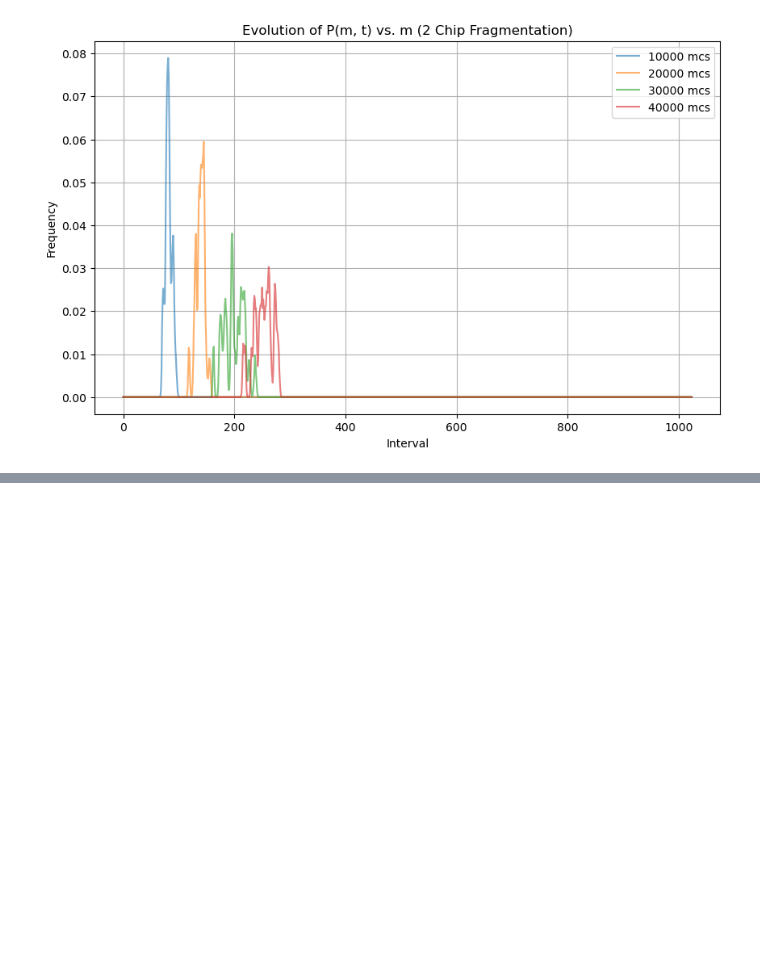
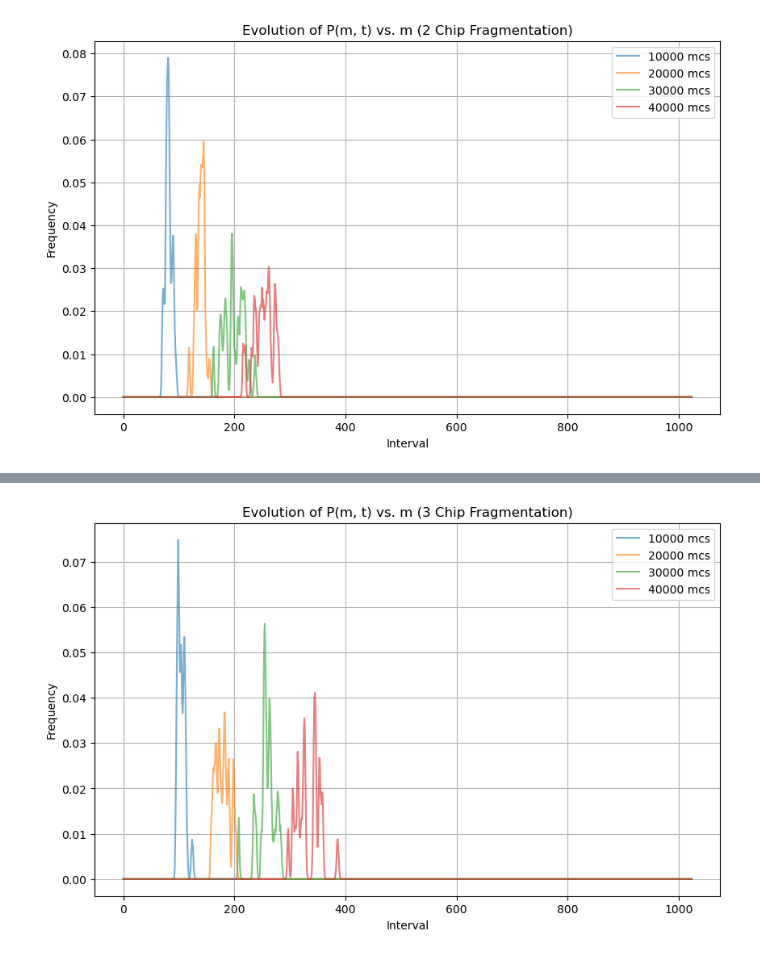
Before and after one commit to QED137/Mass-transport-models-and-their-applications, a Jupyter notebook: Mass transport models and their applications.ipynb, the cells around one changed output, grey strips where cells are left out. Cells and saved outputs as stored; diff of their text form; code cells hidden in the pictures; blank space fills up the shorter version.

```diff
--- a/Mass transport models and their applications.ipynb
+++ b/Mass transport models and their applications.ipynb
@@ -688,0 +631,75 @@ plt.show()
+# %%
+#generlaisze import numpy as np
+import matplotlib.pyplot as plt
+
+class MassTransportSimulation:
+    def __init__(self, L, p_a, mcs_values, mass_chip, probleft=None):
+        self.L = L
+        self.p_a = p_a
+        self.mcs_values = mcs_values
+        self.mass_chip = mass_chip
+        self.probleft = probleft if probleft is not None else 0.5
+        self.num_runs = 25
+        self.all_freqs = np.zeros((len(mcs_values), self.num_runs, L))
+
+    def run_simulation(self):
+        for run in range(self.num_runs):
+            m = np.zeros(self.L)
+
+            for mcs_idx, mcs in enumerate(self.mcs_values):
+                for _ in range(mcs):
+                    y = np.random.randint(0, self.L, size=self.L)
+                    yleft = (y - 1) % self.L
+                    yright = (y + 1) % self.L
+
+                    chip_condition = np.random.rand(self.L) < self.p_a
+                    m += np.where(chip_condition, self.mass_chip, 0)
+
+                    left_condition = np.logical_and(chip_condition, m > self.mass_chip) & (
+                            np.random.rand(self.L) < self.probleft)
+                    right_condition = np.logical_and(chip_condition, m > self.mass_chip) & ~left_condition
+
+                    m -= self.mass_chip * left_condition
+                    m[yleft] += self.mass_chip * left_condition
+                    m -= self.mass_chip * right_condition
+                    m[yright] += self.mass_chip * right_condition
+
+                # Calculate histogram
+                num_intervals = min(10, self.L)
+                interval_width = (np.max(m) - np.min(m)) / num_intervals
+                d = np.arange(0, np.max(m) + interval_width, interval_width)
+                n_count, _ = np.histogram(m, d)
+                freq = n_count / len(m)
+
+                # Ensure freq has the correct size
+                freq = np.concatenate([freq, np.zeros(self.L - len(freq))])
+
+                self.all_freqs[mcs_idx, run, :] = freq
+
+    def plot_results(self):
+        plt.figure(figsize=(10, 6))
+
+        # Plot each mcs value with a different color
+        for mcs_idx, mcs in enumerate(self.mcs_values):
+            avg_freq = np.mean(self.all_freqs[mcs_idx, :, :], axis=0)
+            plt.plot(avg_freq, alpha=0.6, label=f'{mcs} mcs')
+
+        # Additional plot settings
+        plt.xlabel("Interval")
+        plt.ylabel("Frequency")
+        plt.title(f"Evolution of P(m, t) vs. m ({self.mass_chip} Chip Fragmentation)")
+        plt.legend()
+        plt.grid(True)
+        plt.show()
+
+# Example usage for arbitrary mass chip (k)
+L = 1024
+p_a = 0.6
+mcs_values = [10000, 20000, 30000, 40000]
+mass_chip = 3  # Specify the arbitrary mass for chipping
+
+simulation = MassTransportSimulation(L, p_a, mcs_values, mass_chip)
+simulation.run_simulation()
+simulation.plot_results()
+# %% [output]
+[figure, added]
```
Also changed, not shown: parts of 12 cells of this notebook.
